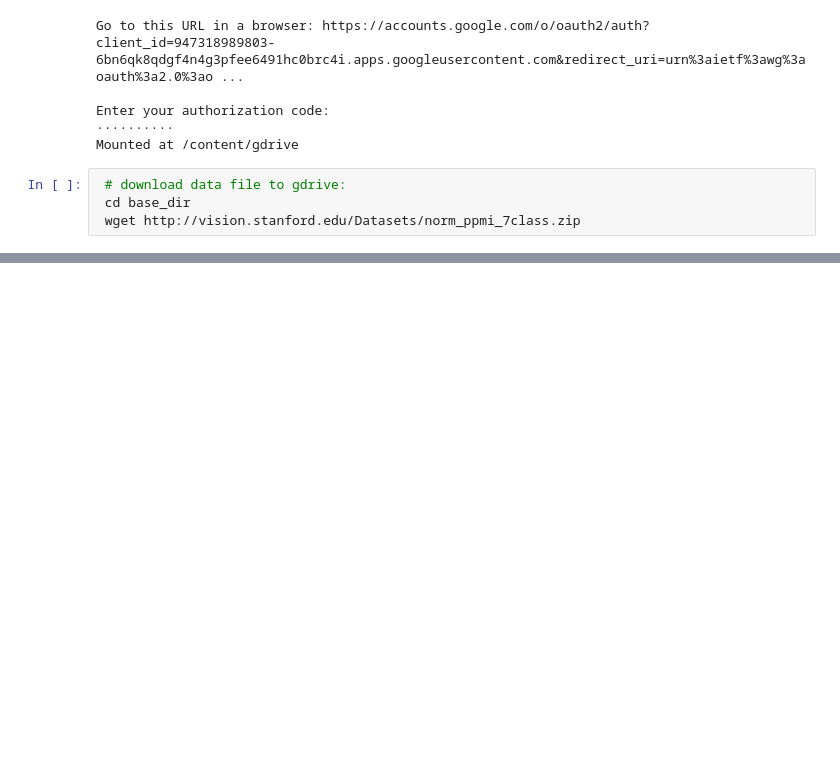
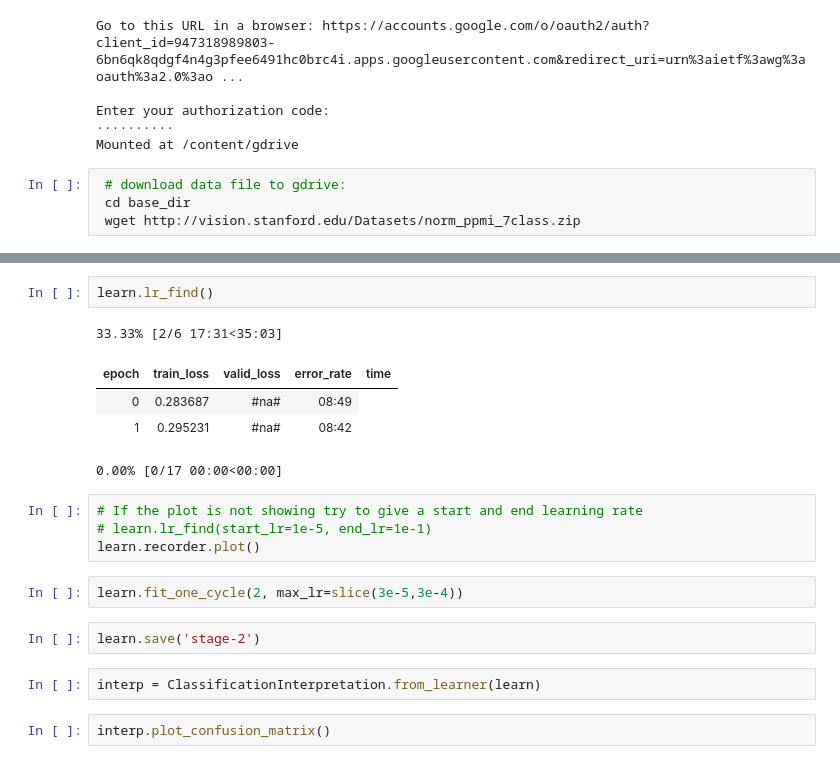
Before and after one commit to politeles/ImageClassification, a Jupyter notebook: ppmi.ipynb, the cells around one changed output, grey strips where cells are left out. Drawn from its saved outputs; the diff is of its cells as text; blank space fills up the shorter version.

```diff
--- a/ppmi.ipynb
+++ b/ppmi.ipynb
@@ -70,0 +108,20 @@ Show in docs
+# %%
+learn.lr_find()
+# %% [output]
+33.33% [2/6 17:31<35:03]
+| epoch | train_loss | valid_loss | error_rate | time |
+| 0 | 0.283687 | #na# | 08:49 |
+| 1 | 0.295231 | #na# | 08:42 |
+0.00% [0/17 00:00<00:00]
+# %%
+# If the plot is not showing try to give a start and end learning rate
+# learn.lr_find(start_lr=1e-5, end_lr=1e-1)
+learn.recorder.plot()
+# %%
+learn.fit_one_cycle(2, max_lr=slice(3e-5,3e-4))
+# %%
+learn.save('stage-2')
+# %%
+interp = ClassificationInterpretation.from_learner(learn)
+# %%
+interp.plot_confusion_matrix()
```
Also changed, not shown: parts of 16 cells of this notebook.
